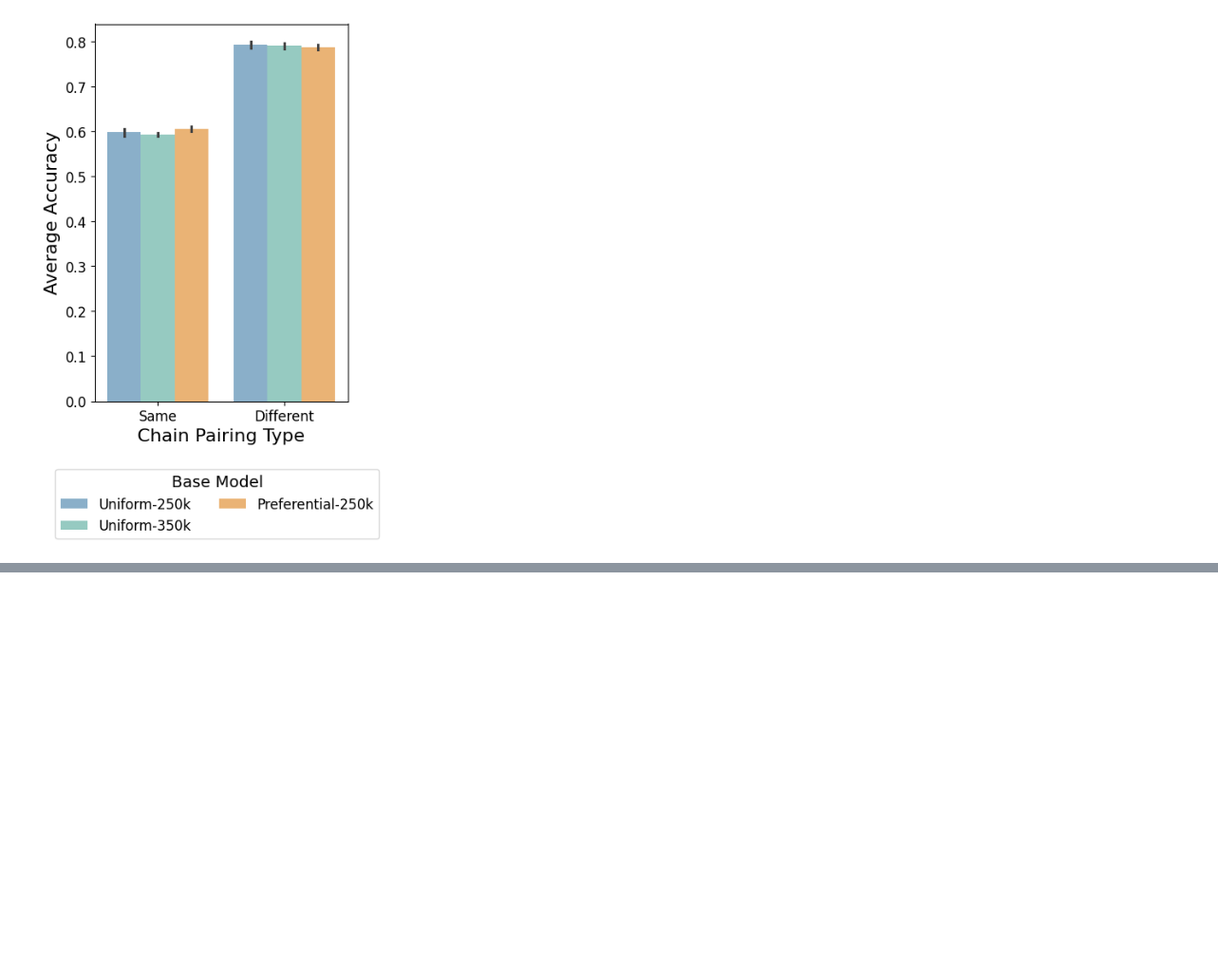
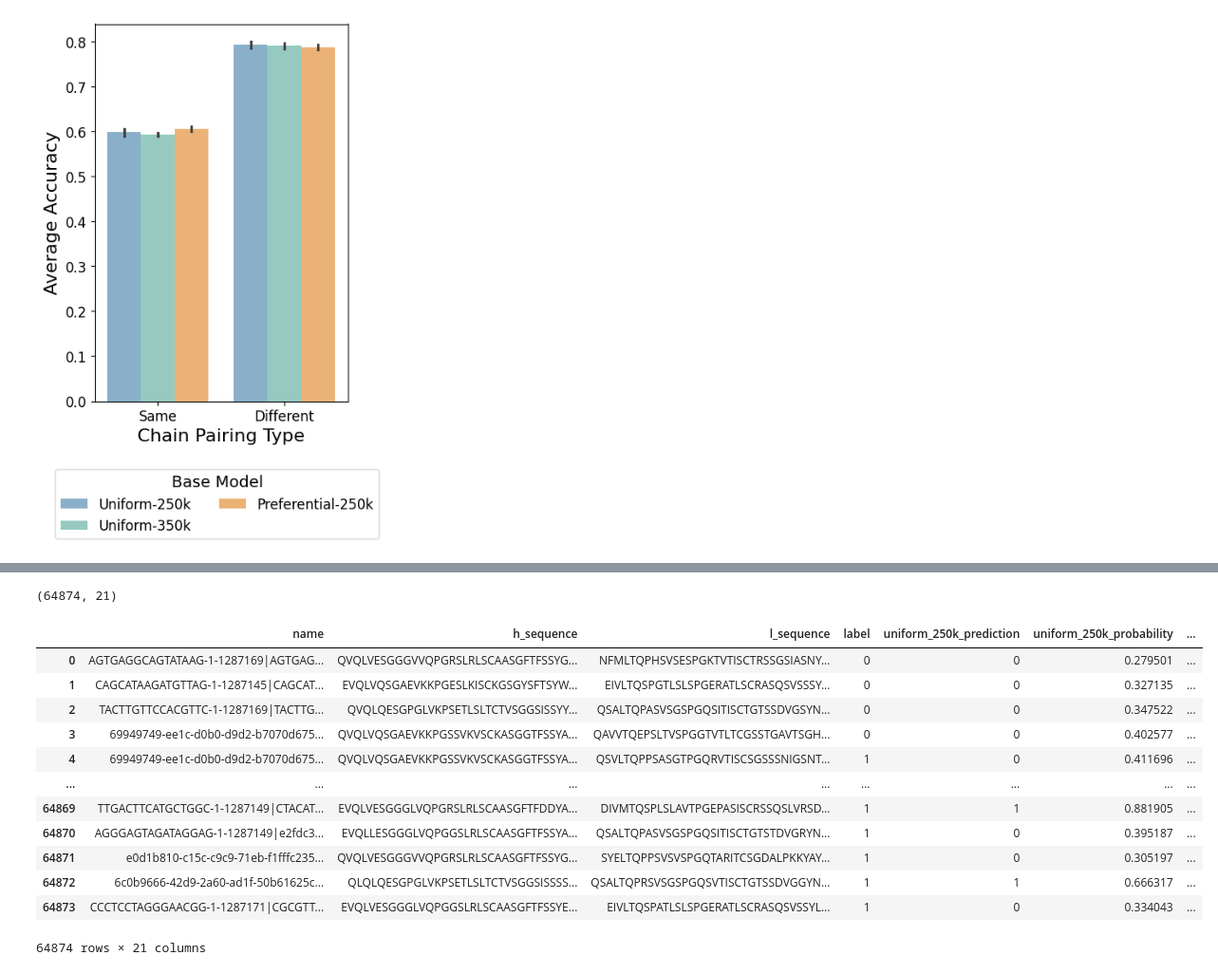
Before and after one commit to brineylab/preferential-masking-paper, a Jupyter notebook: fig4_pair-classification/4-pair_classifier_figures.ipynb, the cells around one changed output, grey strips where cells are left out. Shown: that part at 95% size. Cells and saved outputs as stored; diff of their text form; code cells hidden in the pictures; blank space fills up the shorter version.

```diff
--- a/fig4_pair-classification/4-pair_classifier_figures.ipynb
+++ b/fig4_pair-classification/4-pair_classifier_figures.ipynb
@@ -250,7 +250,7 @@ for itr in range(len(pair_preds)):
 
     # load data and merge with mutation counts
     test_data = pd.read_csv(pair_preds[itr])
-    test_data = test_data.merge(data_C_mut, on=["h_sequence", "l_sequence"], how="left")
+    test_data = test_data.merge(data_C_mut.drop(["name", "label"], axis=1), on=["h_sequence", "l_sequence"], how="left")
 
     # different splits of the test dataset based on the mutation count of the chain pairs (both classes)
     sames = test_data[((test_data["h_mutation_count"] == 0) & (test_data["l_mutation_count"] == 0)) |
@@ -317,0 +324,45 @@ fig.legend(handles, labels,
+# %%
+# concat all inference results from the 5-fold CV
+def itr_col(path, itr):
+    df = pd.read_csv(path)
+    df["itr"] = itr
+    return df
+
+all_pair_preds = [itr_col(pair_preds[itr], itr) for itr in range(len(pair_preds))]
+all_pair_preds = pd.concat(all_pair_preds, ignore_index=True)
+all_pair_preds.shape
+# %% [output]
+(64874, 21)
+# %%
+# merge with mutation counts (add mutation counts to inference data)
+mutation_counts = all_pair_preds.drop("name", axis=1).merge(data_C_mut, on=["label", "h_sequence", "l_sequence"], how="left")
+
+# make index order same as mutation_counts
+mutation_counts = pd.DataFrame(data_C_mut["name"]).merge(mutation_counts, on="name", how="left")
+
+# remove donor, logits, and category columns (for now so that the df is smaller, if i want to use these i can just not remove them)
+mutation_counts.drop([col_name for col_name in mutation_counts.columns if any(keyword in col_name for keyword in ["donor", "category", "logits"])], axis=1, inplace=True)
+
+# stats that cannot be calculated in a groupby object
+for model in ["uniform_250k", "uniform_350k", "preferential_250k"]:
+    # correct prediction counter column
+    mutation_counts[f"{model}_correct"] = mutation_counts["label"] == mutation_counts[f"{model}_prediction"]
+
+    # prediction confidence towards the CORRECT label class
+    mutation_counts[f"{model}_confidence_towards_label"] = mutation_counts.apply(lambda p: p[f"{model}_probability"] if (p["label"] == 1) else (1 - p[f"{model}_probability"]), axis=1)
+
+mutation_counts
+# %% [output]
+|  | name | h_sequence | l_sequence | label | uniform_250k_prediction | uniform_250k_probability | ... |
+| 0 | AGTGAGGCAGTATAAG-1-1287169|AGTGAG... | QVQLVESGGGVVQPGRSLRLSCAASGFTFSSYG... | NFMLTQPHSVSESPGKTVTISCTRSSGSIASNY... | 0 | 0 | 0.279501 | ... |
+| 1 | CAGCATAAGATGTTAG-1-1287145|CAGCAT... | EVQLVQSGAEVKKPGESLKISCKGSGYSFTSYW... | EIVLTQSPGTLSLSPGERATLSCRASQSVSSSY... | 0 | 0 | 0.327135 | ... |
+| 2 | TACTTGTTCCACGTTC-1-1287169|TACTTG... | QVQLQESGPGLVKPSETLSLTCTVSGGSISSYY... | QSALTQPASVSGSPGQSITISCTGTSSDVGSYN... | 0 | 0 | 0.347522 | ... |
+| 3 | 69949749-ee1c-d0b0-d9d2-b7070d675... | QVQLVQSGAEVKKPGSSVKVSCKASGGTFSSYA... | QAVVTQEPSLTVSPGGTVTLTCGSSTGAVTSGH... | 0 | 0 | 0.402577 | ... |
+| 4 | 69949749-ee1c-d0b0-d9d2-b7070d675... | QVQLVQSGAEVKKPGSSVKVSCKASGGTFSSYA... | QSVLTQPPSASGTPGQRVTISCSGSSSNIGSNT... | 1 | 0 | 0.411696 | ... |
+| ... | ... | ... | ... | ... | ... | ... | ... |
+| 64869 | TTGACTTCATGCTGGC-1-1287149|CTACAT... | EVQLVESGGGLVQPGRSLRLSCAASGFTFDDYA... | DIVMTQSPLSLAVTPGEPASISCRSSQSLVRSD... | 1 | 1 | 0.881905 | ... |
+| 64870 | AGGGAGTAGATAGGAG-1-1287149|e2fdc3... | EVQLLESGGGLVQPGGSLRLSCAASGFTFSSYA... | QSALTQPASVSGSPGQSITISCTGTSTDVGRYN... | 1 | 0 | 0.395187 | ... |
+| 64871 | e0d1b810-c15c-c9c9-71eb-f1fffc235... | QVQLVESGGGVVQPGRSLRLSCAASGFTFSSYG... | SYELTQPPSVSVSPGQTARITCSGDALPKKYAY... | 1 | 0 | 0.305197 | ... |
+| 64872 | 6c0b9666-42d9-2a60-ad1f-50b61625c... | QLQLQESGPGLVKPSETLSLTCTVSGGSISSSS... | QSALTQPRSVSGSPGQSVTISCTGTSSDVGGYN... | 1 | 1 | 0.666317 | ... |
+| 64873 | CCCTCCTAGGGAACGG-1-1287171|CGCGTT... | EVQLVESGGGLVQPGGSLRLSCAASGFTFSSYE... | EIVLTQSPATLSLSPGERATLSCRASQSVSSYL... | 1 | 0 | 0.334043 | ... |
+64874 rows × 21 columns
```
Also changed, not shown: parts of 13 cells of this notebook.
